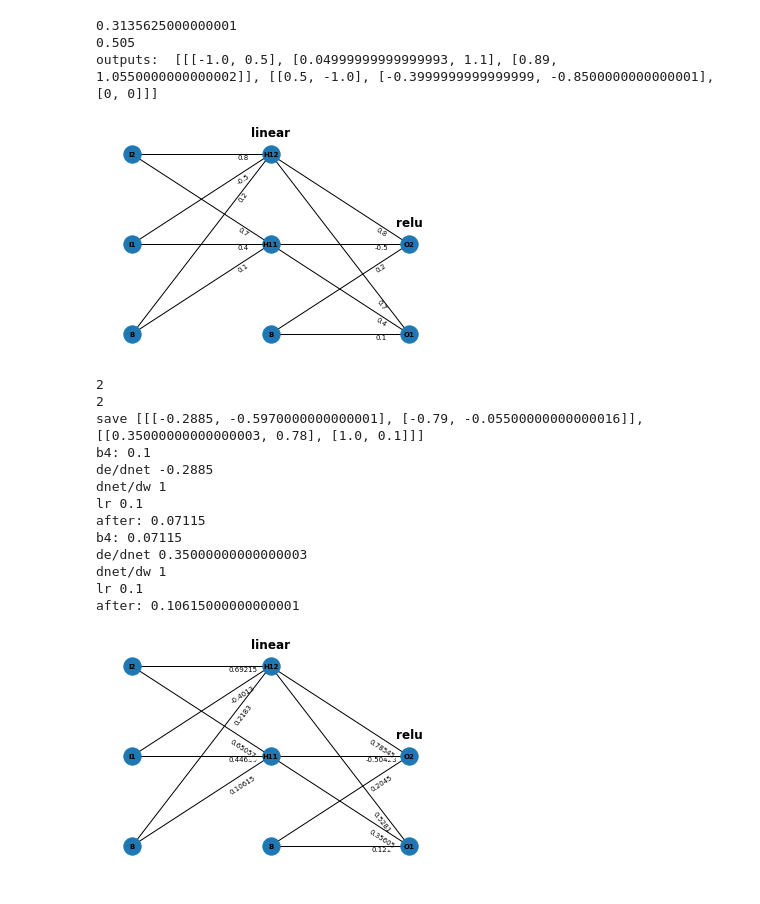
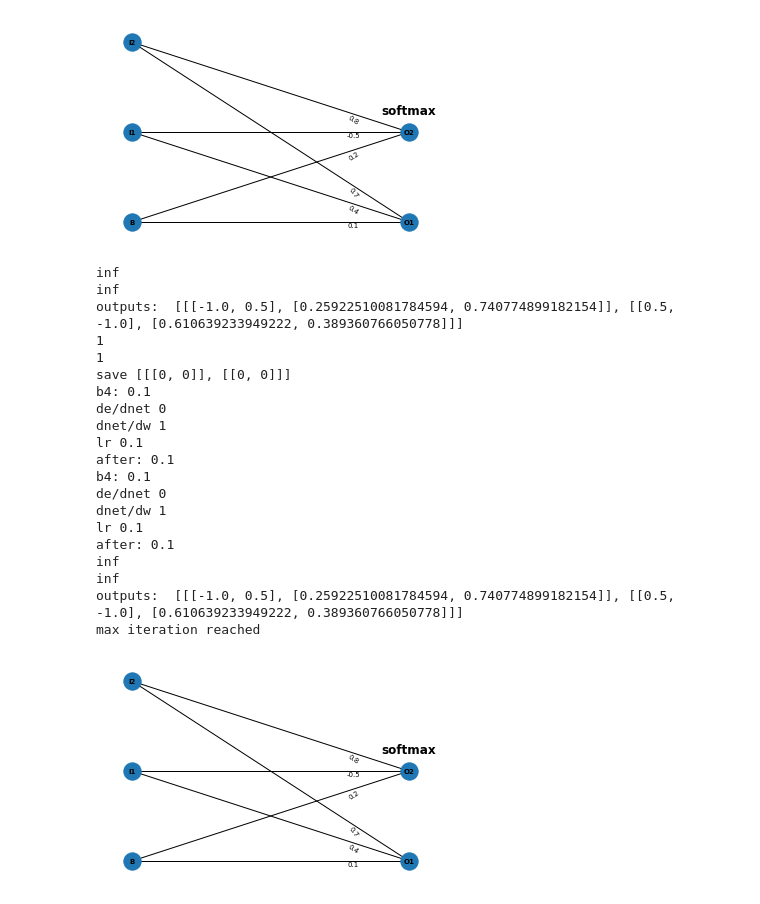
Before and after one commit to JayaMangalo/ffnn-backpropagation, a Jupyter notebook: src/TubesB_13520011.ipynb, the cells around one changed output. Drawn from its saved outputs; the diff is of its cells as text; code cells hidden in the pictures.

Commit message:
backprop done except softmax

```diff
--- a/src/TubesB_13520011.ipynb
+++ b/src/TubesB_13520011.ipynb
@@ -141,7 +141,7 @@ class BackPropagation:
       count += 1
     self.outputs = outputs
     print("outputs: ", outputs)
-    return outputs
+    return error
 
   def backward_pass(self):
     save = [[[0 for k in range(self.layers[0].get_num_neuron())] for j in range(self.n_layers)] for i in range(self.batch_size)]
@@ -214,7 +214,6 @@ class BackPropagation:
             if(l ==0): # bias
               dnet_per_dw = 1
             else:
-              dnet_per_dw = input[i][l-1]
               dnet_per_dw = self.outputs[i][j][l-1]  #dnet/dw
             if(j == 0 and k ==0 and l==0):
               print("b4:", self.layers[j].neurons[k].weight[l])
@@ -224,7 +223,23 @@ class BackPropagation:
             self.layers[j].neurons[k].weight[l] += self.learning_rate * de_per_dnet * dnet_per_dw  # w = w + learning_rate * dE/dnet * dnet/dw
             if(j == 0 and k ==0 and l==0):
               print("after:", self.layers[j].neurons[k].weight[l])
-        # Train Fit
+
+
+  def run_backprop(self):
+    iteration = 0
+    while True:
+      err = self.input_forward_pass(self.layers, input)
+      if(err <= self.error_threshold):
+        print("error threshold reached")
+        return
+
+      if(iteration == self.max_iter):
+        print("max iteration reached")
+        return
+
+      self.backward_pass()
+
+      iteration+=1
 # %%
 # Load Model
 def loadModel(filename):
@@ -357,40 +372,43 @@ def visualizeModel(layers):
     plt.axis('off')
     plt.show()
 # %%
-layers, input, output_target, target_weights, learning_rate, error_threshold, max_iter, batch_size = loadModel("mlp.json")
+layers, input, output_target, target_weights, learning_rate, error_threshold, max_iter, batch_size = loadModel("softmax.json")
 # print("layers", layers)
 # print("input", input)
 # print("output_target", output_target)
 # print("target_weights", target_weights)
 # print("learning_rate", learning_rate)
 # print("error_threshold", error_threshold)
 # print("max_iter", max_iter)
 # print("batch_size", batch_size)
 bp = BackPropagation(layers, input, output_target, learning_rate, error_threshold, max_iter, batch_size)
-output = bp.input_forward_pass(layers, input)
 # print(bp.outputs)
 
 # print(bp.outputs[0][1][1])
 visualizeModel(layers)
-bp.backward_pass()
+bp.run_backprop()
 visualizeModel(layers)
 # print(output)
 # %% [output]
+[figure, new version]
-0.3135625000000001
-0.505
-outputs:  [[[-1.0, 0.5], [0.04999999999999993, 1.1], [0.89, 1.0550000000000002]], [[0.5, -1.0], [-0.3999999999999999, -0.8500000000000001], [0, 0]]]
+inf
+inf
+outputs:  [[[-1.0, 0.5], [0.25922510081784594, 0.740774899182154]], [[0.5, -1.0], [0.610639233949222, 0.389360766050778]]]
+1
+1
+save [[[0, 0]], [[0, 0]]]
+b4: 0.1
+de/dnet 0
+dnet/dw 1
+lr 0.1
+after: 0.1
+b4: 0.1
+de/dnet 0
+dnet/dw 1
+lr 0.1
+after: 0.1
+inf
+inf
+outputs:  [[[-1.0, 0.5], [0.25922510081784594, 0.740774899182154]], [[0.5, -1.0], [0.610639233949222, 0.389360766050778]]]
+max iteration reached
-[figure, old version]
-2
-2
-save [[[-0.2885, -0.5970000000000001], [-0.79, -0.05500000000000016]], [[0.35000000000000003, 0.78], [1.0, 0.1]]]
-b4: 0.1
-de/dnet -0.2885
-dnet/dw 1
-lr 0.1
-after: 0.07115
-b4: 0.07115
-de/dnet 0.35000000000000003
-dnet/dw 1
-lr 0.1
-after: 0.10615000000000001
-[figure, old version]
+[figure, new version]
```
